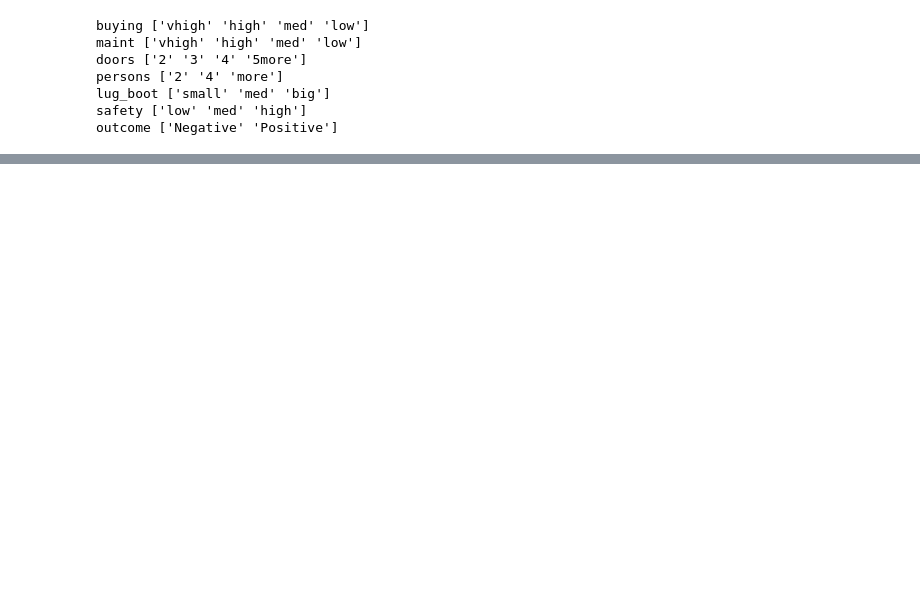
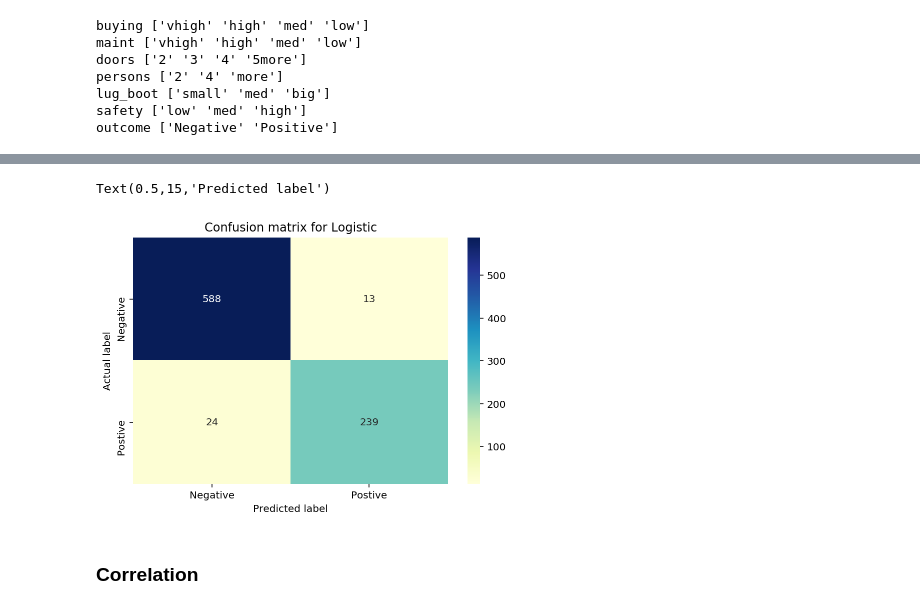
Before and after one commit to jeremy-dai/23-Statistical-Learning, a Jupyter notebook: Assignment 2/Hw2_Yizhen Dai_s2395479.ipynb, the cells around one changed output, grey strips where cells are left out. Cells and saved outputs as stored; diff of their text form; code cells hidden in the pictures; blank space fills up the shorter version.

```diff
--- a/Assignment 2/Hw2_Yizhen Dai_s2395479.ipynb
+++ b/Assignment 2/Hw2_Yizhen Dai_s2395479.ipynb
@@ -138,0 +278,14 @@ plt.title("Average 1/0 Error for models {:s} over {:d} runs. ".format(str(models
+# %%
+y_pred = lg.predict(X_test_one_hot)
+cnf_matrix = metrics.confusion_matrix(y_test, y_pred)
+fig, ax = plt.subplots()
+sns.heatmap(pd.DataFrame(cnf_matrix, index = class_names, columns= class_names), annot=True, cmap="YlGnBu" ,fmt='g')
+plt.tight_layout()
+plt.title('Confusion matrix for Logistic')
+plt.ylabel('Actual label')
+plt.xlabel('Predicted label')
+# %% [output]
+Text(0.5,15,'Predicted label')
+[figure, added]
+# %% [markdown]
+### Correlation
```
Also changed, not shown: parts of 55 cells of this notebook, 3 other files.
